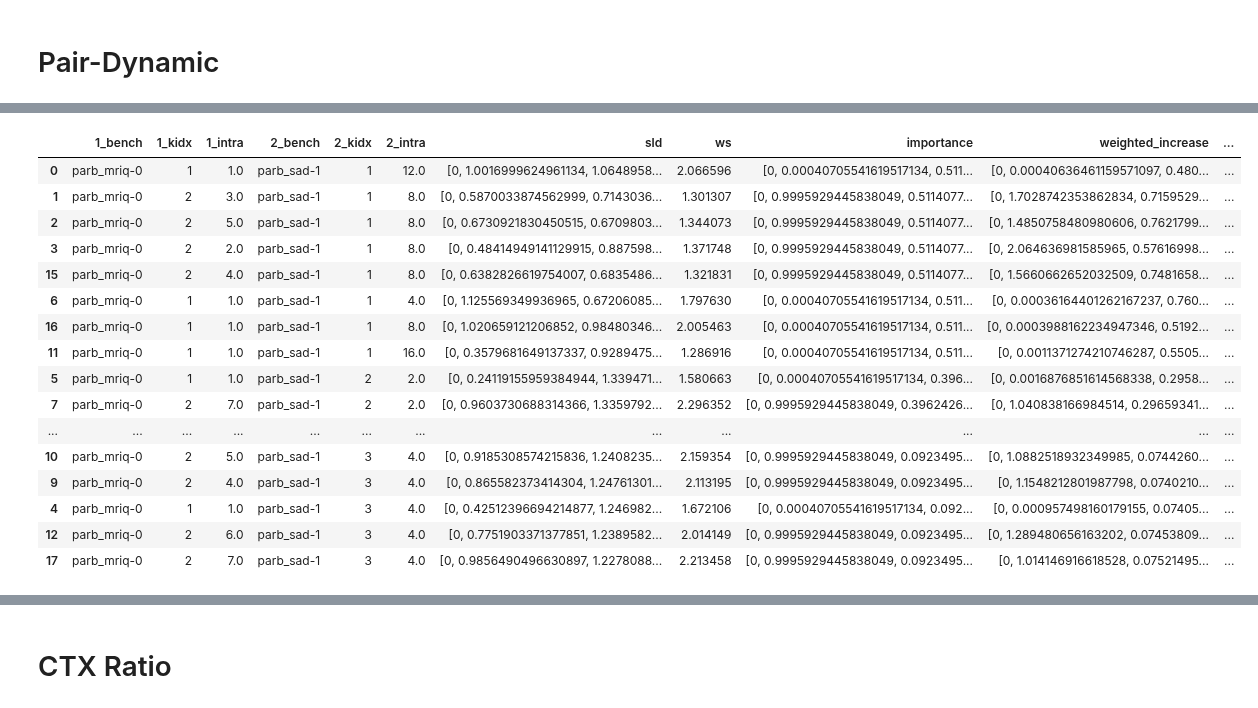
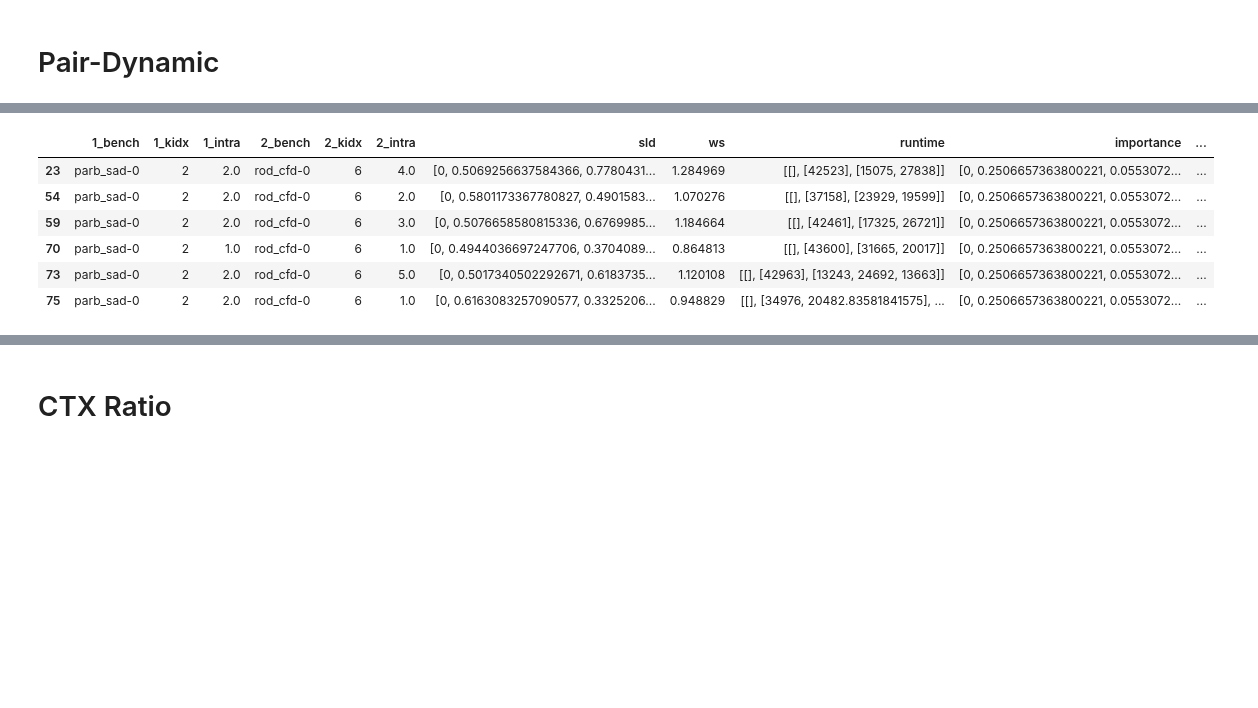
Before and after one commit to UofT-EcoSystem/GPU-Virtualization-Benchmarks, a Jupyter notebook: util/data/notebooks/View_Multi_Kernel.ipynb, the cells around one changed output, grey strips where cells are left out. Drawn from its saved outputs; the diff is of its cells as text; code cells hidden in the pictures; blank space fills up the shorter version.

```diff
--- a/util/data/notebooks/View_Multi_Kernel.ipynb
+++ b/util/data/notebooks/View_Multi_Kernel.ipynb
@@ -175,30 +197,23 @@ Index(['pair_str', 'config', 'gpusim_version', 'jobId', 'stall_icnt_to_l2',
       dtype='object')
 # %%
 df_dynamic = pd.read_pickle(dynamic_output)
-col_dynamic = ['1_bench', '1_kidx', '1_intra', '2_bench', '2_kidx', '2_intra', 'sld', 'ws',
+col_dynamic = ['1_bench', '1_kidx', '1_intra', '2_bench', '2_kidx', '2_intra', 'sld', 'ws', 'runtime',
                'importance', 'weighted_increase', 'sum_increase']
 
-df_dynamic_show = df_dynamic[(df_dynamic['1_bench'] == 'parb_mriq-0') & (df_dynamic['2_bench'] == 'parb_sad-1')].sort_values(
-    '2_kidx')
+df_dynamic_show = df_dynamic[(df_dynamic['1_bench'] == 'parb_sad-0') & \
+                             (df_dynamic['2_bench'] == 'rod_cfd-0') & \
+                             (df_dynamic['1_kidx'] == 2) & \
+                             (df_dynamic['2_kidx'] == 6) \
+                            ]
 df_dynamic_show[col_dynamic]
 # %% [output]
-|  | 1_bench | 1_kidx | 1_intra | 2_bench | 2_kidx | 2_intra | sld | ws | importance | weighted_increase | ... |
-| 0 | parb_mriq-0 | 1 | 1.0 | parb_sad-1 | 1 | 12.0 | [0, 1.0016999624961134, 1.0648958... | 2.066596 | [0, 0.00040705541619517134, 0.511... | [0, 0.00040636461159571097, 0.480... | ... |
-| 1 | parb_mriq-0 | 2 | 3.0 | parb_sad-1 | 1 | 8.0 | [0, 0.5870033874562999, 0.7143036... | 1.301307 | [0, 0.9995929445838049, 0.5114077... | [0, 1.7028742353862834, 0.7159529... | ... |
-| 2 | parb_mriq-0 | 2 | 5.0 | parb_sad-1 | 1 | 8.0 | [0, 0.6730921830450515, 0.6709803... | 1.344073 | [0, 0.9995929445838049, 0.5114077... | [0, 1.4850758480980606, 0.7621799... | ... |
-| 3 | parb_mriq-0 | 2 | 2.0 | parb_sad-1 | 1 | 8.0 | [0, 0.48414949141129915, 0.887598... | 1.371748 | [0, 0.9995929445838049, 0.5114077... | [0, 2.064636981585965, 0.57616998... | ... |
-| 15 | parb_mriq-0 | 2 | 4.0 | parb_sad-1 | 1 | 8.0 | [0, 0.6382826619754007, 0.6835486... | 1.321831 | [0, 0.9995929445838049, 0.5114077... | [0, 1.5660662652032509, 0.7481658... | ... |
-| 6 | parb_mriq-0 | 1 | 1.0 | parb_sad-1 | 1 | 4.0 | [0, 1.125569349936965, 0.67206085... | 1.797630 | [0, 0.00040705541619517134, 0.511... | [0, 0.00036164401262167237, 0.760... | ... |
-| 16 | parb_mriq-0 | 1 | 1.0 | parb_sad-1 | 1 | 8.0 | [0, 1.020659121206852, 0.98480346... | 2.005463 | [0, 0.00040705541619517134, 0.511... | [0, 0.0003988162234947346, 0.5192... | ... |
-| 11 | parb_mriq-0 | 1 | 1.0 | parb_sad-1 | 1 | 16.0 | [0, 0.3579681649137337, 0.9289475... | 1.286916 | [0, 0.00040705541619517134, 0.511... | [0, 0.0011371274210746287, 0.5505... | ... |
-| 5 | parb_mriq-0 | 1 | 1.0 | parb_sad-1 | 2 | 2.0 | [0, 0.24119155959384944, 1.339471... | 1.580663 | [0, 0.00040705541619517134, 0.396... | [0, 0.0016876851614568338, 0.2958... | ... |
-| 7 | parb_mriq-0 | 2 | 7.0 | parb_sad-1 | 2 | 2.0 | [0, 0.9603730688314366, 1.3359792... | 2.296352 | [0, 0.9995929445838049, 0.3962426... | [0, 1.040838166984514, 0.29659341... | ... |
-| ... | ... | ... | ... | ... | ... | ... | ... | ... | ... | ... | ... |
-| 10 | parb_mriq-0 | 2 | 5.0 | parb_sad-1 | 3 | 4.0 | [0, 0.9185308574215836, 1.2408235... | 2.159354 | [0, 0.9995929445838049, 0.0923495... | [0, 1.0882518932349985, 0.0744260... | ... |
-| 9 | parb_mriq-0 | 2 | 4.0 | parb_sad-1 | 3 | 4.0 | [0, 0.865582373414304, 1.24761301... | 2.113195 | [0, 0.9995929445838049, 0.0923495... | [0, 1.1548212801987798, 0.0740210... | ... |
-| 4 | parb_mriq-0 | 1 | 1.0 | parb_sad-1 | 3 | 4.0 | [0, 0.42512396694214877, 1.246982... | 1.672106 | [0, 0.00040705541619517134, 0.092... | [0, 0.000957498160179155, 0.07405... | ... |
-| 12 | parb_mriq-0 | 2 | 6.0 | parb_sad-1 | 3 | 4.0 | [0, 0.7751903371377851, 1.2389582... | 2.014149 | [0, 0.9995929445838049, 0.0923495... | [0, 1.289480656163202, 0.07453809... | ... |
-| 17 | parb_mriq-0 | 2 | 7.0 | parb_sad-1 | 3 | 4.0 | [0, 0.9856490496630897, 1.2278088... | 2.213458 | [0, 0.9995929445838049, 0.0923495... | [0, 1.014146916618528, 0.07521495... | ... |
+|  | 1_bench | 1_kidx | 1_intra | 2_bench | 2_kidx | 2_intra | sld | ws | runtime | importance | ... |
+| 23 | parb_sad-0 | 2 | 2.0 | rod_cfd-0 | 6 | 4.0 | [0, 0.5069256637584366, 0.7780431... | 1.284969 | [[], [42523], [15075, 27838]] | [0, 0.2506657363800221, 0.0553072... | ... |
+| 54 | parb_sad-0 | 2 | 2.0 | rod_cfd-0 | 6 | 2.0 | [0, 0.5801173367780827, 0.4901583... | 1.070276 | [[], [37158], [23929, 19599]] | [0, 0.2506657363800221, 0.0553072... | ... |
+| 59 | parb_sad-0 | 2 | 2.0 | rod_cfd-0 | 6 | 3.0 | [0, 0.5076658580815336, 0.6769985... | 1.184664 | [[], [42461], [17325, 26721]] | [0, 0.2506657363800221, 0.0553072... | ... |
+| 70 | parb_sad-0 | 2 | 1.0 | rod_cfd-0 | 6 | 1.0 | [0, 0.4944036697247706, 0.3704089... | 0.864813 | [[], [43600], [31665, 20017]] | [0, 0.2506657363800221, 0.0553072... | ... |
+| 73 | parb_sad-0 | 2 | 2.0 | rod_cfd-0 | 6 | 5.0 | [0, 0.5017340502292671, 0.6183735... | 1.120108 | [[], [42963], [13243, 24692, 13663]] | [0, 0.2506657363800221, 0.0553072... | ... |
+| 75 | parb_sad-0 | 2 | 2.0 | rod_cfd-0 | 6 | 1.0 | [0, 0.6163083257090577, 0.3325206... | 0.948829 | [[], [34976, 20482.83581841575], ... | [0, 0.2506657363800221, 0.0553072... | ... |
 # %%
 df_seq_index = df_seq.set_index(['pair_str', '1_kidx'])
 df_intra_index = df_intra.set_index(['pair_str', '1_kidx', 'intra'])
```
Also changed, not shown: parts of 17 cells of this notebook, 13 other files.
